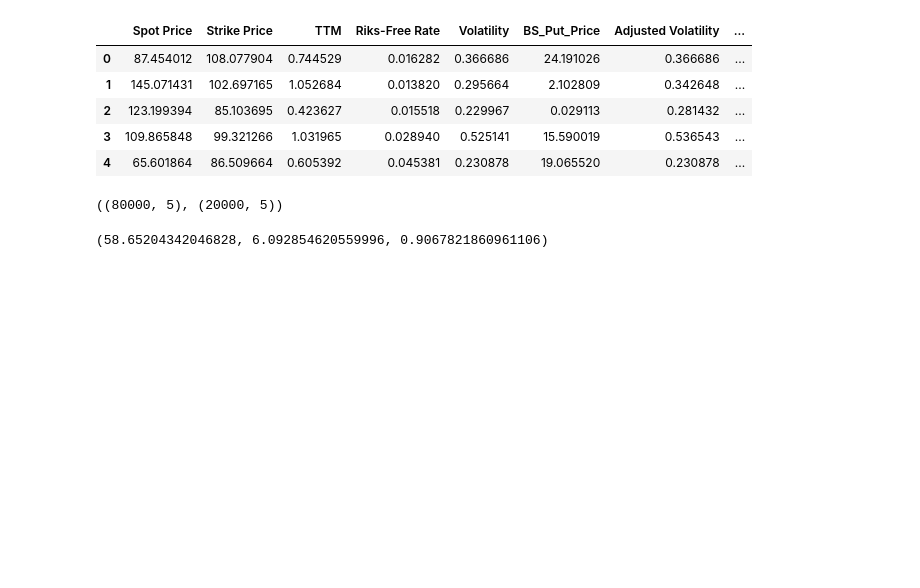
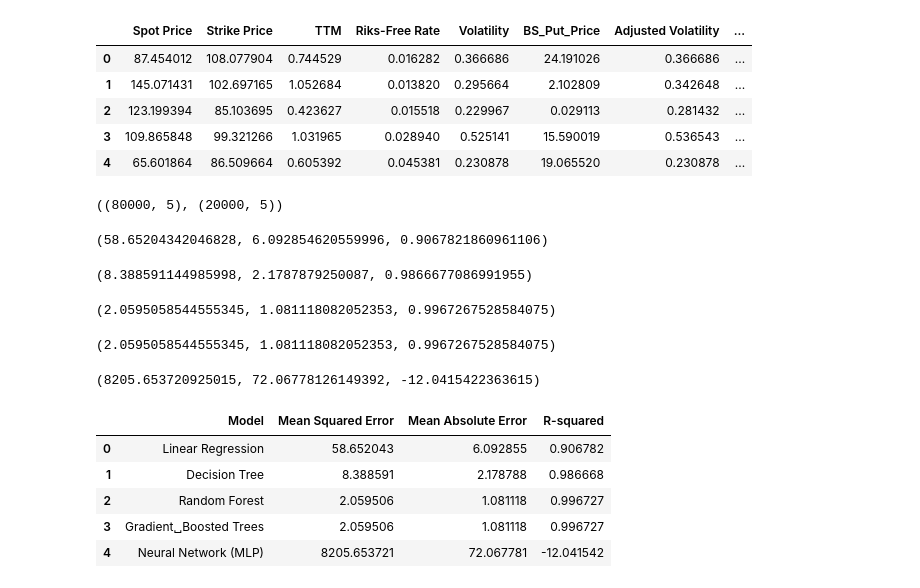
Before and after one commit to VCHULANI15/pricing-options-with-machine-learning, a Jupyter notebook: Pricing_Options_With_ML.ipynb, the cells around one changed output. Drawn from its saved outputs; the diff is of its cells as text; code cells hidden in the pictures; blank space fills up the shorter version.

```diff
--- a/Pricing_Options_With_ML.ipynb
+++ b/Pricing_Options_With_ML.ipynb
@@ -125,3 +120,78 @@ lr_r2 = r2_score(y_test, lr_predictions)
 lr_mse, lr_mae, lr_r2
 # %% [output]
 (58.65204342046828, 6.092854620559996, 0.9067821860961106)
+# %%
+dt_model = DecisionTreeRegressor(random_state=42)
+dt_model.fit(X_train, y_train)
+
+dt_predictions = dt_model.predict(X_test)
+
+dt_mse = mean_squared_error(y_test, dt_predictions)
+
+dt_mae = mean_absolute_error(y_test, dt_predictions)
+dt_r2 = r2_score(y_test, dt_predictions)
+
+dt_mse, dt_mae, dt_r2
+# %% [output]
+(8.388591144985998, 2.1787879250087, 0.9866677086991955)
+# %%
+rf_model = RandomForestRegressor(n_estimators= 100, random_state = 42)
+
+rf_model.fit(X_train, y_train)
+
+rf_predictions = rf_model.predict(X_test)
+
+rf_mse = mean_squared_error(y_test, rf_predictions)
+rf_mae = mean_absolute_error(y_test, rf_predictions)
+rf_r2 = r2_score(y_test, rf_predictions)
+
+rf_mse, rf_mae, rf_r2
+# %% [output]
+(2.0595058544555345, 1.081118082052353, 0.9967267528584075)
+# %%
+gbr_model = GradientBoostingRegressor(random_state = 42)
+
+gbr_model.fit(X_train, y_train)
+
+gbr_predictions = gbr_model.predict(X_test)
+
+gbr_mse = mean_squared_error(y_test, rf_predictions)
+gbr_mae = mean_absolute_error(y_test, rf_predictions)
+gbr_r2 = r2_score(y_test, rf_predictions)
+
+gbr_mse, gbr_mae, gbr_r2
+# %% [output]
+(2.0595058544555345, 1.081118082052353, 0.9967267528584075)
+# %%
+scaler = StandardScaler()
+X_train_scaled = scaler.fit_transform(X_train)
+X_test_scaled = scaler.fit_transform(X_test)
+
+nn_model = MLPRegressor(hidden_layer_sizes =(100, 50), max_iter = 1000, random_state = 42)
+
+nn_model.fit(X_train, y_train)
+nn_predictions = nn_model.predict(X_test_scaled)
+
+nn_mse = mean_squared_error(y_test, nn_predictions)
+nn_mae = mean_absolute_error(y_test, nn_predictions)
+nn_r2 = r2_score(y_test, nn_predictions)
+
+nn_mse, nn_mae, nn_r2
+# %% [output]
+(8205.653720925015, 72.06778126149392, -12.0415422363615)
+# %%
+
+results_df = pd.DataFrame({
+'Model': ['Linear Regression', 'Decision Tree', 'Random Forest', 'Gradient␣Boosted Trees', 'Neural Network (MLP)'],
+'Mean Squared Error': [lr_mse, dt_mse, rf_mse, gbr_mse, nn_mse],
+'Mean Absolute Error': [lr_mae, dt_mae, rf_mae, gbr_mae, nn_mae],
+'R-squared': [lr_r2, dt_r2, rf_r2, gbr_r2, nn_r2]
+})
+results_df
+# %% [output]
+|  | Model | Mean Squared Error | Mean Absolute Error | R-squared |
+| 0 | Linear Regression | 58.652043 | 6.092855 | 0.906782 |
+| 1 | Decision Tree | 8.388591 | 2.178788 | 0.986668 |
+| 2 | Random Forest | 2.059506 | 1.081118 | 0.996727 |
+| 3 | Gradient␣Boosted Trees | 2.059506 | 1.081118 | 0.996727 |
+| 4 | Neural Network (MLP) | 8205.653721 | 72.067781 | -12.041542 |
```
Also changed, not shown: parts of 2 cells of this notebook.
